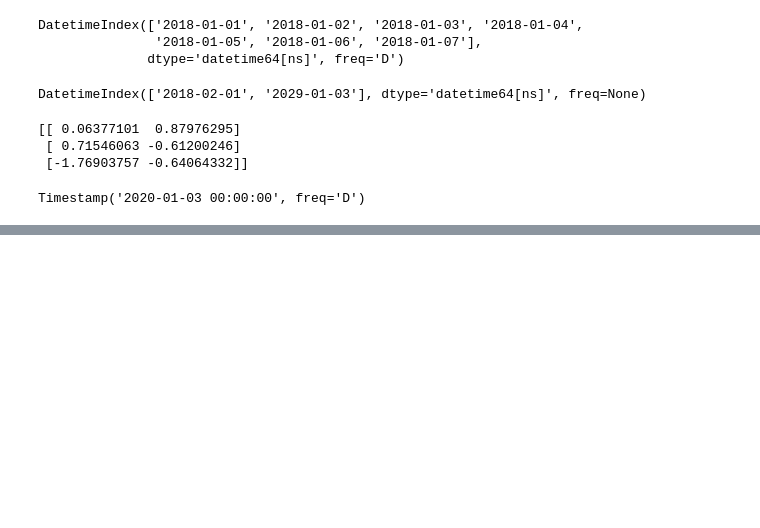
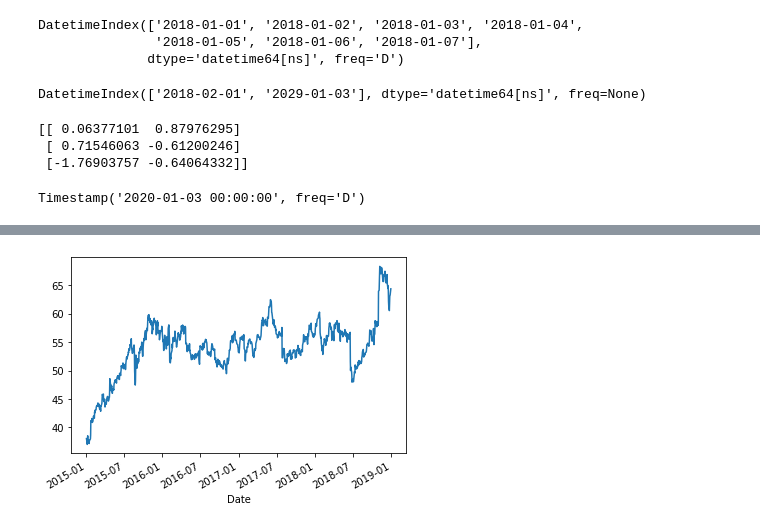
Before and after one commit to askarmel/time_series_analysis, a Jupyter notebook: source/time_series_data_analysis.ipynb, the cells around one changed output, grey strips where cells are left out. Drawn from its saved outputs; the diff is of its cells as text; code cells hidden in the pictures; blank space fills up the shorter version.

```diff
--- a/source/time_series_data_analysis.ipynb
+++ b/source/time_series_data_analysis.ipynb
@@ -61,0 +173,9 @@ Timestamp('2020-01-03 00:00:00', freq='D')
+# %%
+# Rolling and Expending
+
+df['Close'].plot()
+
+#add rolling mean
+df['Close: 50 Day mean']=df['Close'].rolling(window=50).mean()
+# %% [output]
+[figure, added]
```
Also changed, not shown: parts of 18 cells of this notebook, 1 other file.
